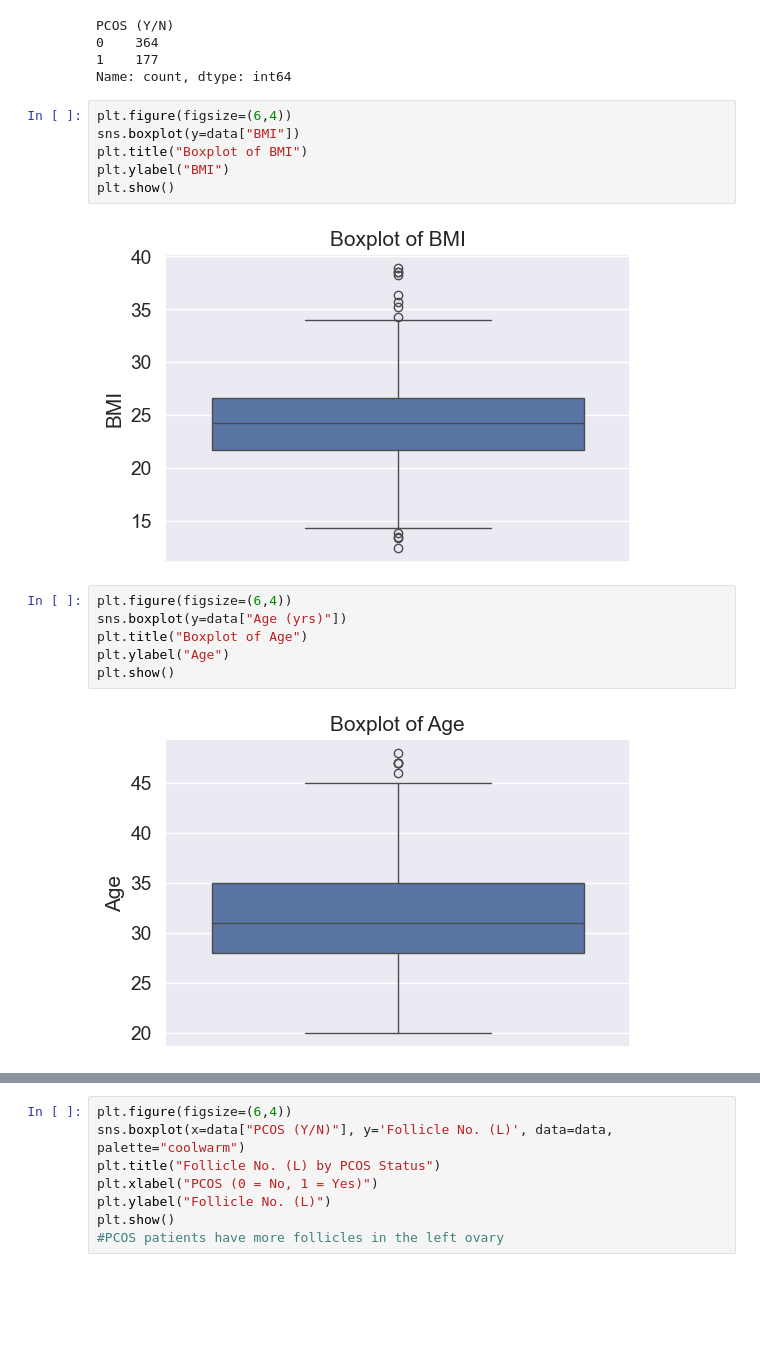
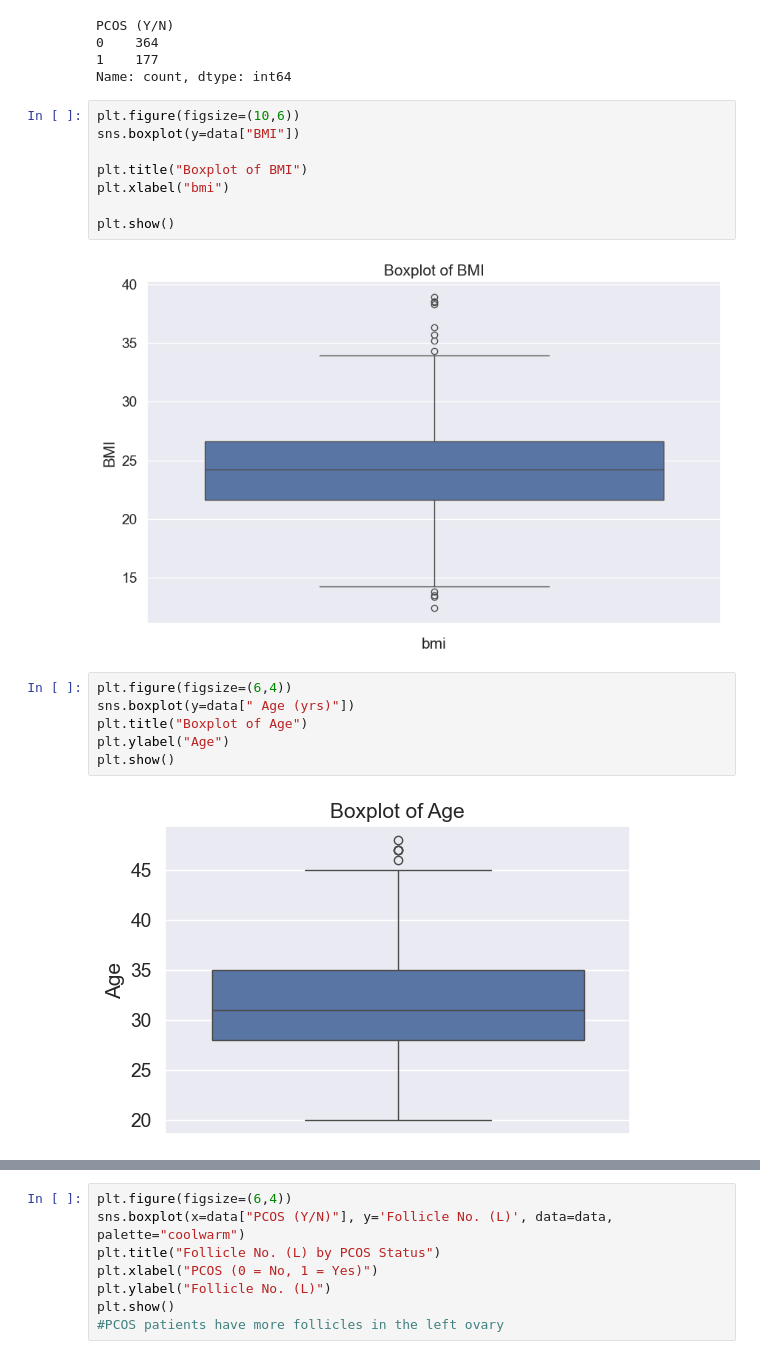
Before and after one commit to andolsitayssir/pcos-prediction, a Jupyter notebook: Project_one/pcos_without_infertility.ipynb, the cells around one changed output, grey strips where cells are left out. Saved outputs shown, nothing was run; the diff lists cells and outputs as text; blank space fills up the shorter version.

```diff
--- a/Project_one/pcos_without_infertility.ipynb
+++ b/Project_one/pcos_without_infertility.ipynb
@@ -259,16 +259,18 @@ PCOS (Y/N)
 1    177
 Name: count, dtype: int64
 # %%
-plt.figure(figsize=(6,4))
+plt.figure(figsize=(10,6))
 sns.boxplot(y=data["BMI"])
+
 plt.title("Boxplot of BMI")
-plt.ylabel("BMI")
+plt.xlabel("bmi")
+
 plt.show()
 # %% [output]
-[figure, old version]
+[figure, new version]
 # %%
 plt.figure(figsize=(6,4))
-sns.boxplot(y=data["Age (yrs)"])
+sns.boxplot(y=data[" Age (yrs)"])
 plt.title("Boxplot of Age")
 plt.ylabel("Age")
 plt.show()
```
Also changed, not shown: parts of 6 cells of this notebook.
